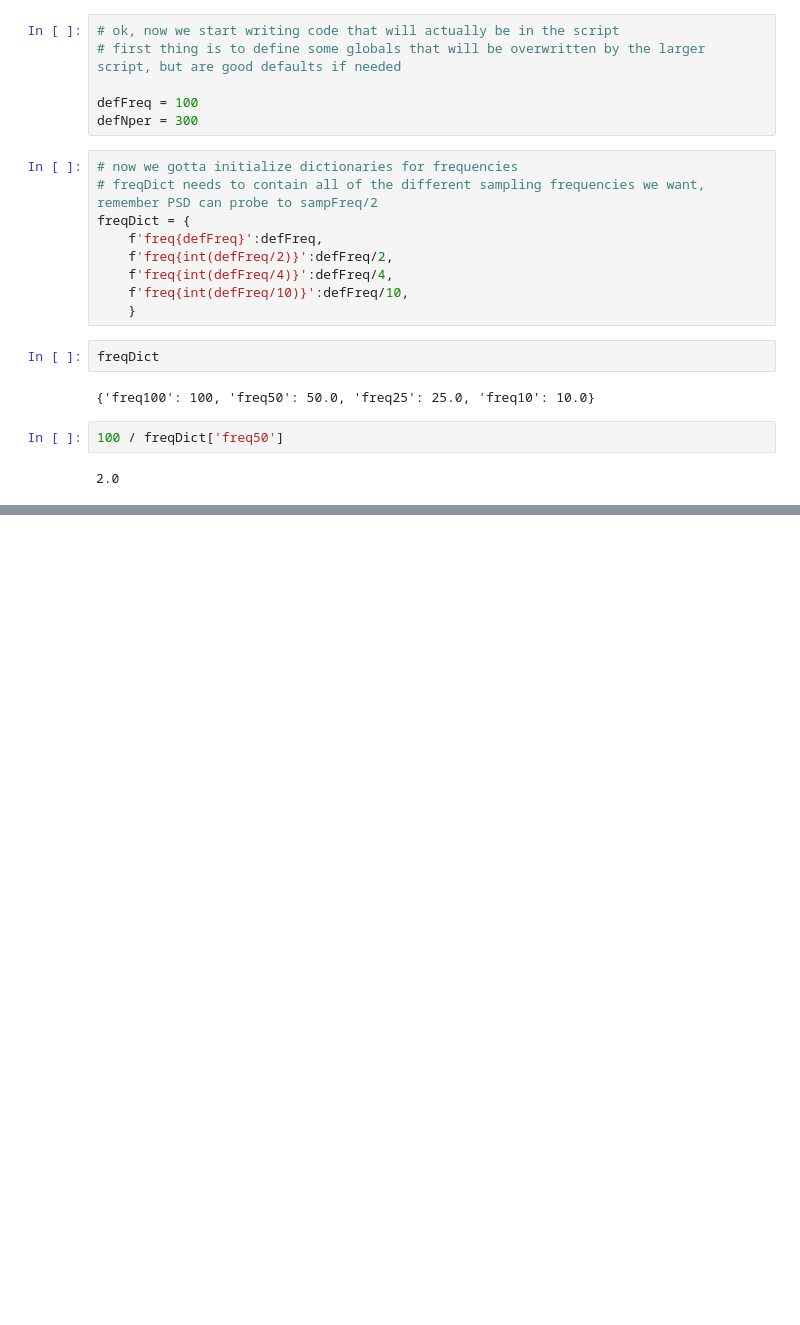
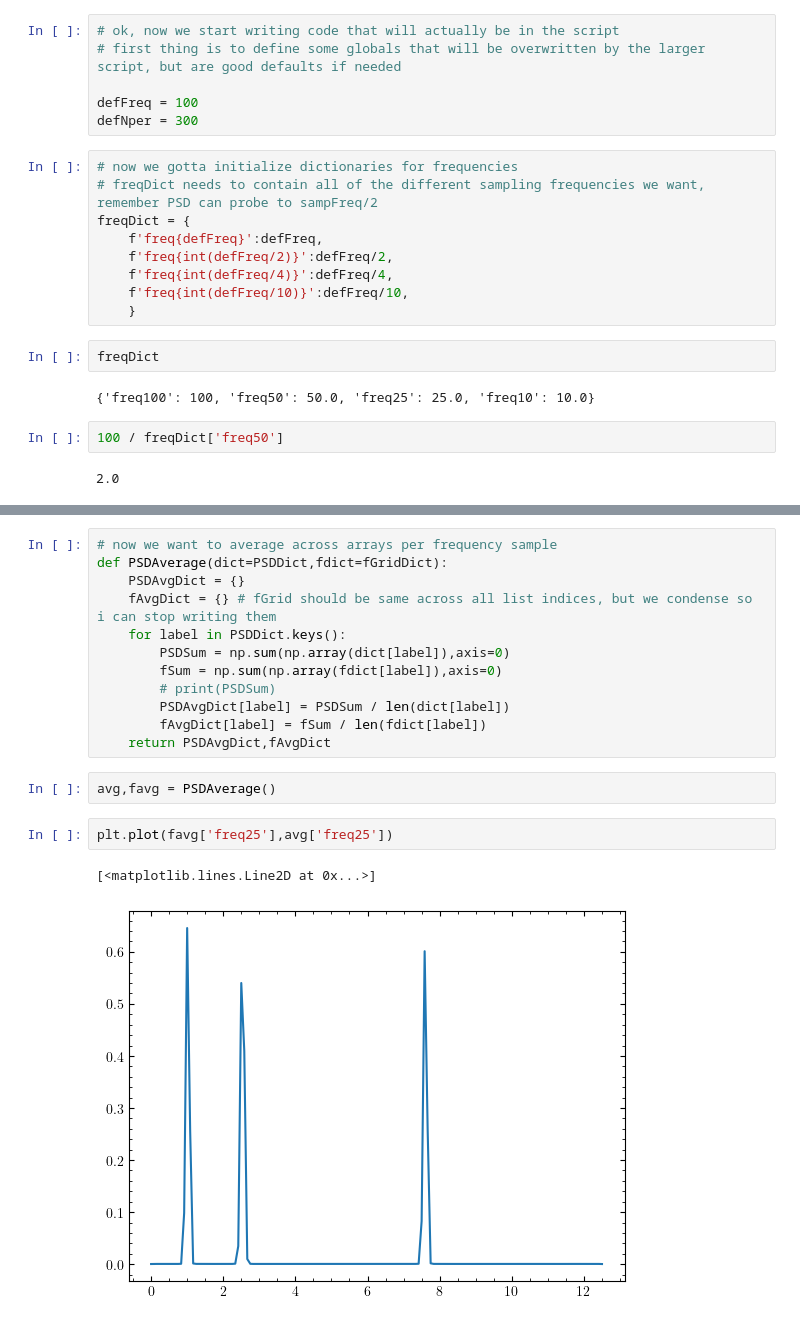
Before and after one commit to Bkorotko03/ALTrainSeismo, a Jupyter notebook: testsAndSuch/PSDProd.ipynb, the cells around one changed output, grey strips where cells are left out. Cells and saved outputs as stored; diff of their text form; blank space fills up the shorter version.

```diff
--- a/testsAndSuch/PSDProd.ipynb
+++ b/testsAndSuch/PSDProd.ipynb
@@ -86,0 +169,19 @@ def noiseDownSamp(nArr = noiseArrs,fd=freqDict):
+# %%
+# now we want to average across arrays per frequency sample
+def PSDAverage(dict=PSDDict,fdict=fGridDict):
+    PSDAvgDict = {}
+    fAvgDict = {} # fGrid should be same across all list indices, but we condense so i can stop writing them
+    for label in PSDDict.keys():
+        PSDSum = np.sum(np.array(dict[label]),axis=0)
+        fSum = np.sum(np.array(fdict[label]),axis=0)
+        # print(PSDSum)
+        PSDAvgDict[label] = PSDSum / len(dict[label])
+        fAvgDict[label] = fSum / len(fdict[label])
+    return PSDAvgDict,fAvgDict
+# %%
+avg,favg = PSDAverage()
+# %%
+plt.plot(favg['freq25'],avg['freq25'])
+# %% [output]
+[<matplotlib.lines.Line2D at 0x...>]
+[figure, added]
```
Also changed, not shown: parts of 10 cells of this notebook.
